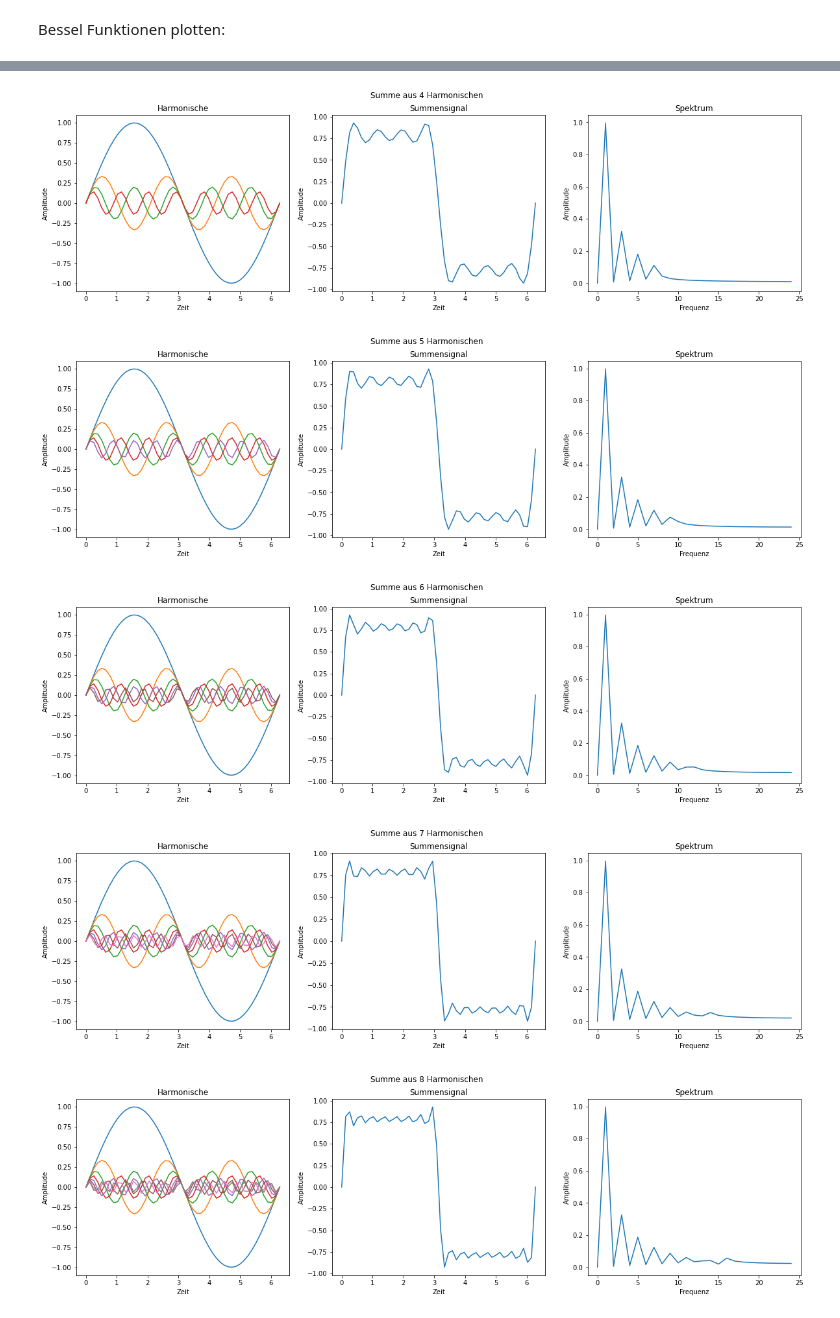
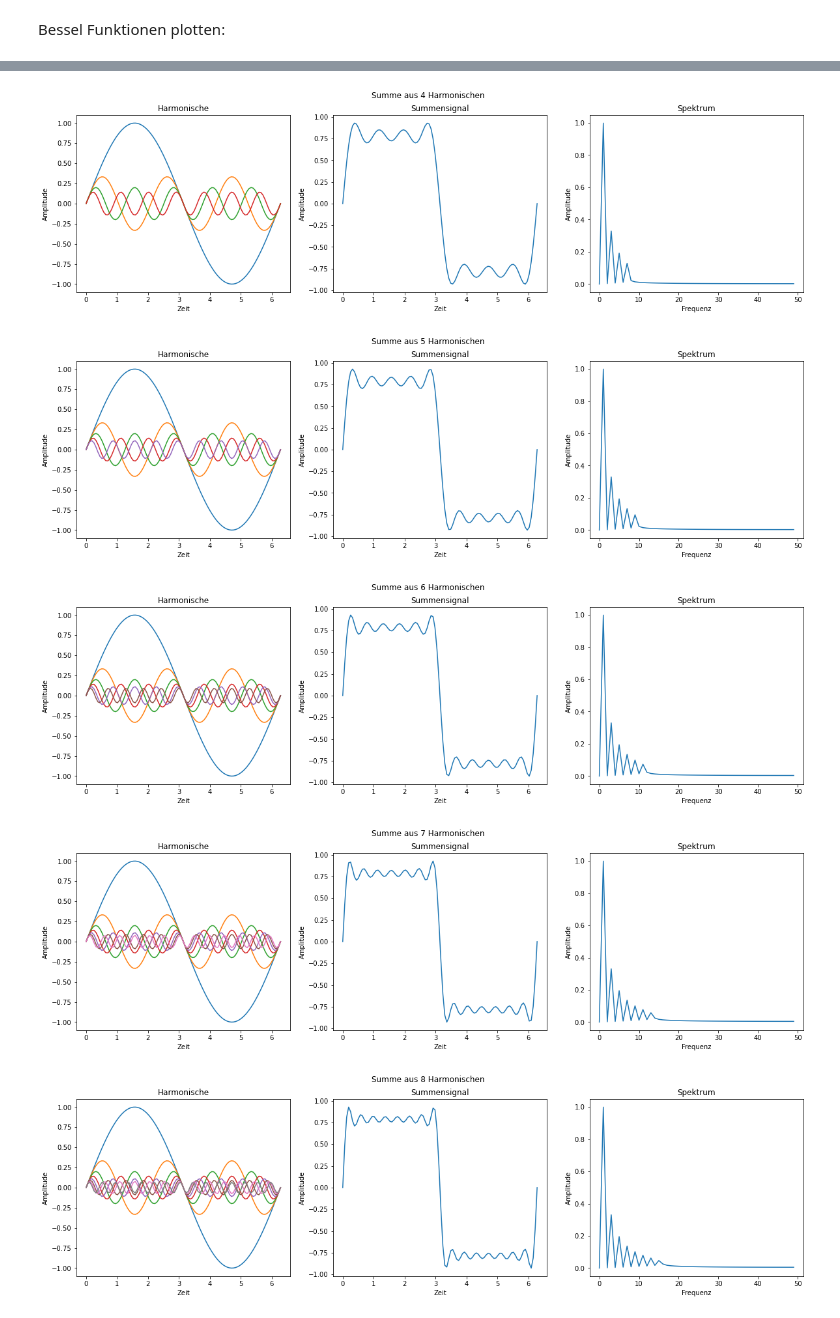
Before and after one commit to kaback/Storyboard, a Jupyter notebook: Stories/Bandbreite-von-Signalen/summe_mehrerer_sinussignale.ipynb, the cells around one changed output, grey strips where cells are left out. Drawn from its saved outputs; the diff is of its cells as text; code cells hidden in the pictures.

```diff
--- a/Stories/Bandbreite-von-Signalen/summe_mehrerer_sinussignale.ipynb
+++ b/Stories/Bandbreite-von-Signalen/summe_mehrerer_sinussignale.ipynb
@@ -9,7 +9,7 @@ Erzeugt y und y Werte für einen Sinus mit der Frequenz freq im Bereich 0 bis 2p
 
 """
 def create_sinwave(freq):
-    xs = np.linspace(0,2*np.pi)
+    xs = np.linspace(0,2*np.pi,100)
     ys = np.sin(xs*freq)/freq
     return xs,ys
 
@@ -89,5 +89,5 @@ plt.show()
-[figure, old version]
+[figure, new version]
-[figure, old version]
+[figure, new version]
-[figure, old version]
+[figure, new version]
-[figure, old version]
+[figure, new version]
-[figure, old version]
+[figure, new version]
```
Also changed, not shown: parts of 1 cell of this notebook.
